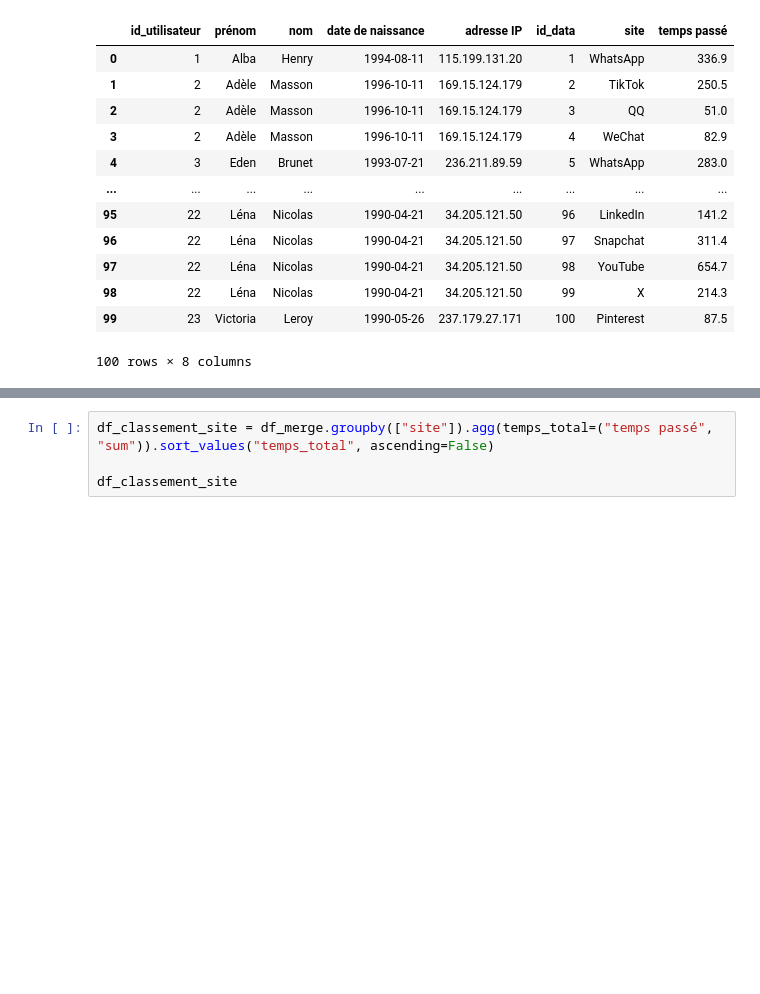
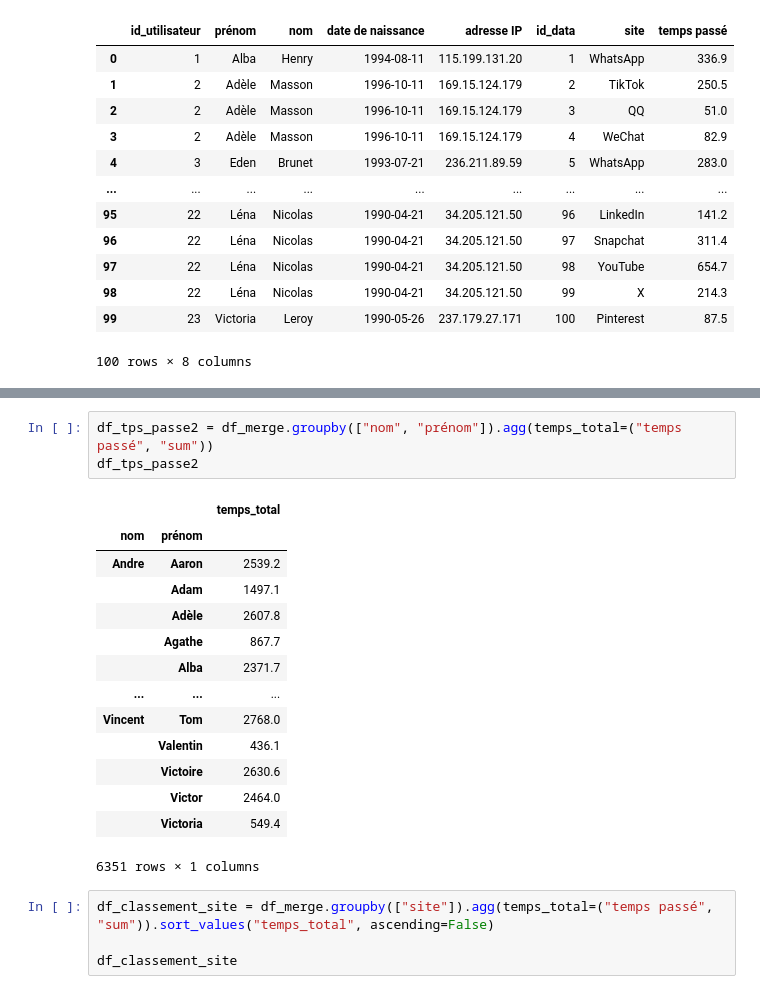
Before and after one commit to ZorroLeVrai/Python.Bureautique, a Jupyter notebook: Notebooks/Exercices/exo_14_2.ipynb, the cells around one changed output, grey strips where cells are left out. Cells and saved outputs as stored; diff of their text form; blank space fills up the shorter version.

```diff
--- a/Notebooks/Exercices/exo_14_2.ipynb
+++ b/Notebooks/Exercices/exo_14_2.ipynb
@@ -84,3 +144,21 @@ df_merge.groupby(["id_utilisateur"]).agg(temps_total=("temps passé", "sum"))
+# %%
+df_tps_passe2 = df_merge.groupby(["nom", "prénom"]).agg(temps_total=("temps passé", "sum"))
+df_tps_passe2
+# %% [output]
+|  |  | temps_total |
+| nom | prénom |  |
+| Andre | Aaron | 2539.2 |
+|  | Adam | 1497.1 |
+|  | Adèle | 2607.8 |
+|  | Agathe | 867.7 |
+|  | Alba | 2371.7 |
+| ... | ... | ... |
+| Vincent | Tom | 2768.0 |
+|  | Valentin | 436.1 |
+|  | Victoire | 2630.6 |
+|  | Victor | 2464.0 |
+|  | Victoria | 549.4 |
+6351 rows × 1 columns
 # %%
 df_classement_site = df_merge.groupby(["site"]).agg(temps_total=("temps passé", "sum")).sort_values("temps_total", ascending=False)
 
```
Also changed, not shown: parts of 10 cells of this notebook, 6 other files.
